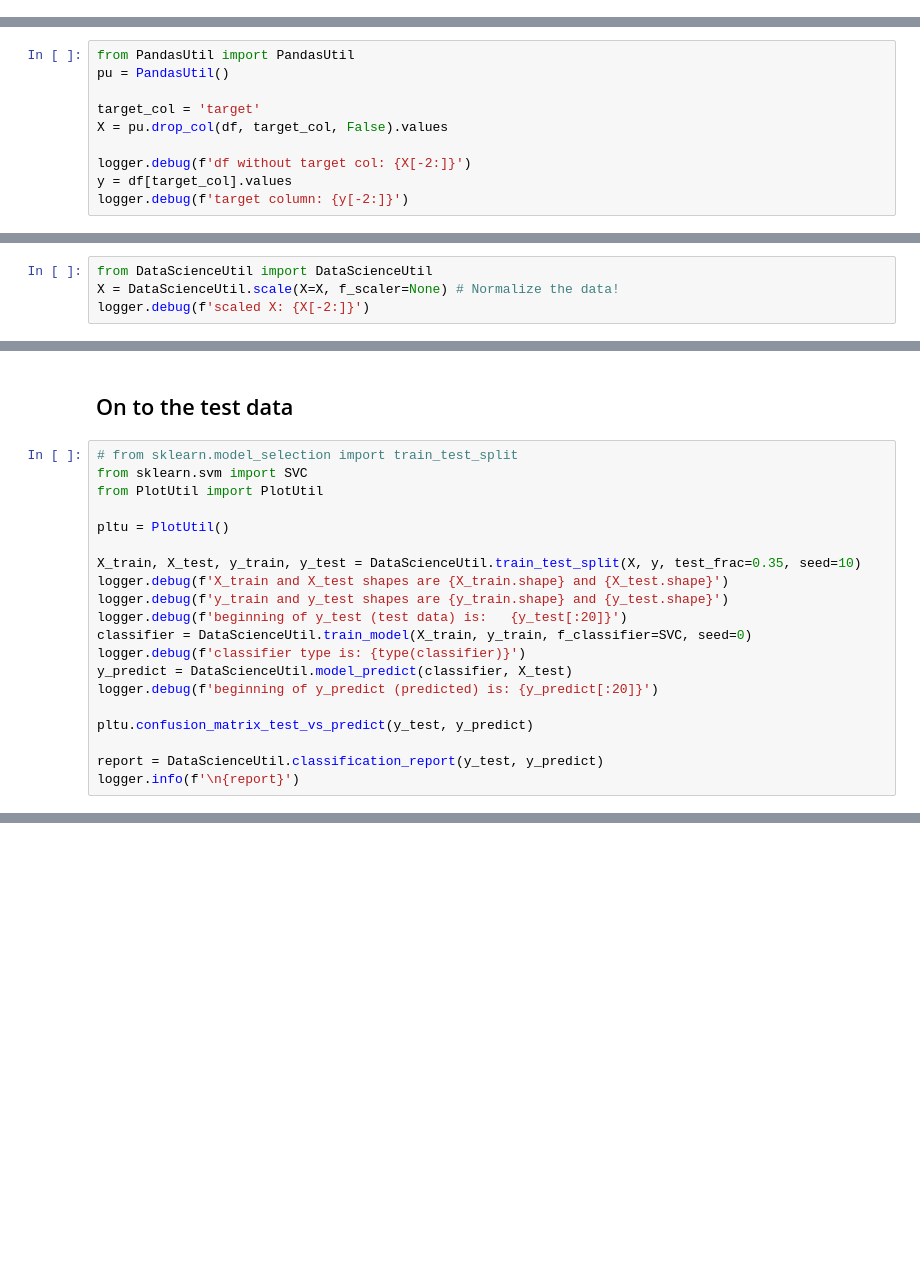
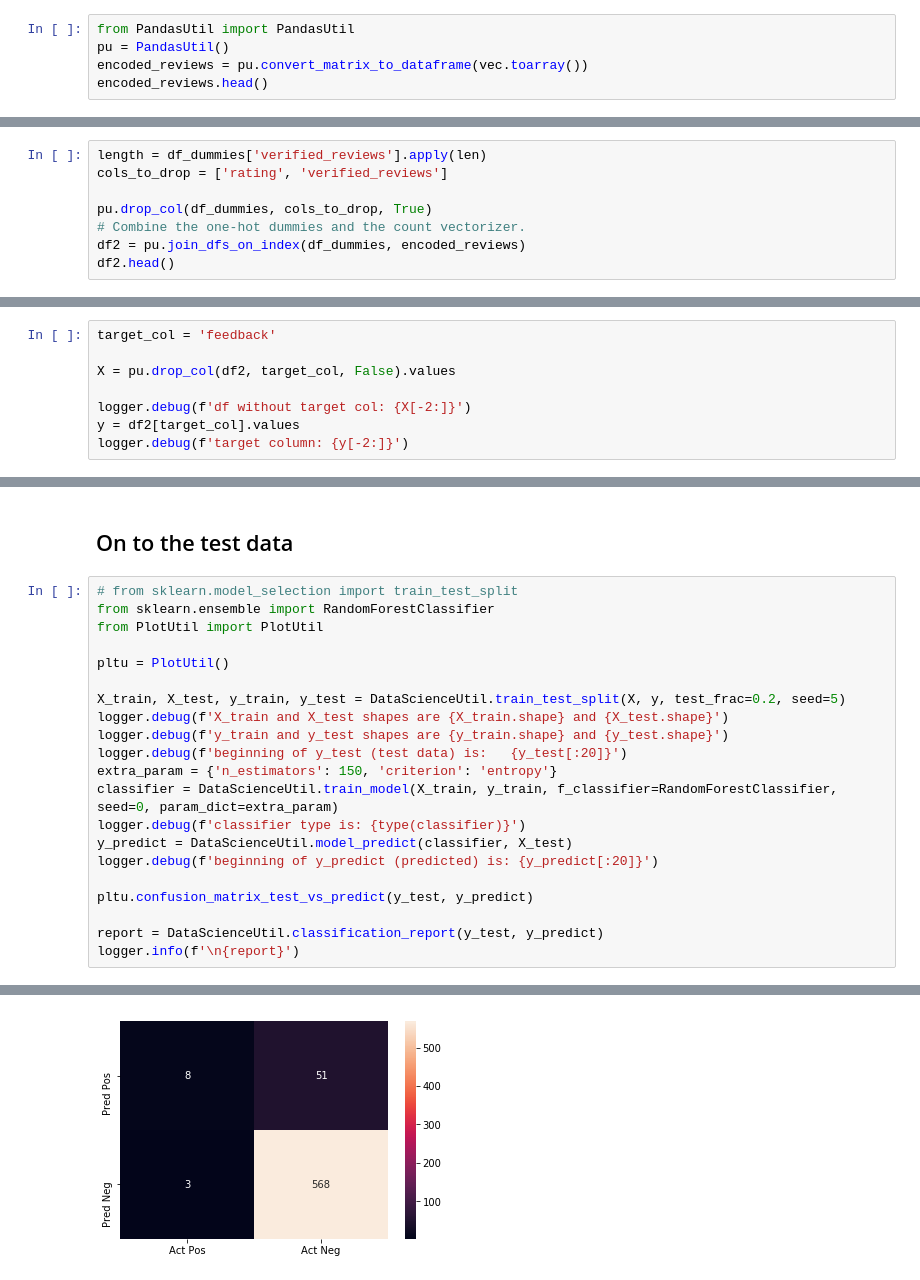
Before and after one commit to rajah9/DataScience, a Jupyter notebook: Amazon.ipynb, the cells around one changed output, grey strips where cells are left out. Cells and saved outputs as stored; diff of their text form; blank space fills up the shorter version.

```diff
--- a/Amazon.ipynb
+++ b/Amazon.ipynb
@@ -140,3 +184,8 @@ df_dummies.head()
 # %% [markdown]
 # Fit the data
 ## First, define X and y
+# %%
+from PandasUtil import PandasUtil
+pu = PandasUtil()
+encoded_reviews = pu.convert_matrix_to_dataframe(vec.toarray())
+encoded_reviews.head()
@@ -142,0 +200,8 @@ df_dummies.head()
+# %%
+length = df_dummies['verified_reviews'].apply(len)
+cols_to_drop = ['rating', 'verified_reviews']
+
+pu.drop_col(df_dummies, cols_to_drop, True)
+# Combine the one-hot dummies and the count vectorizer.
+df2 = pu.join_dfs_on_index(df_dummies, encoded_reviews)
+df2.head()
@@ -143,10 +216,8 @@ df_dummies.head()
 # %%
-from PandasUtil import PandasUtil
-pu = PandasUtil()
+target_col = 'feedback'
 
-target_col = 'target'
-X = pu.drop_col(df, target_col, False).values
+X = pu.drop_col(df2, target_col, False).values
 
 logger.debug(f'df without target col: {X[-2:]}')
-y = df[target_col].values
+y = df2[target_col].values
 logger.debug(f'target column: {y[-2:]}')
@@ -155,4 +227,0 @@ logger.debug(f'target column: {y[-2:]}')
-# %%
-from DataScienceUtil import DataScienceUtil
-X = DataScienceUtil.scale(X=X, f_scaler=None) # Normalize the data!
-logger.debug(f'scaled X: {X[-2:]}')
@@ -160,16 +239,17 @@ logger.debug(f'scaled X: {X[-2:]}')
 ## On to the test data
 # %%
 # from sklearn.model_selection import train_test_split
-from sklearn.svm import SVC
+from sklearn.ensemble import RandomForestClassifier
 from PlotUtil import PlotUtil
 
 pltu = PlotUtil()
 
-X_train, X_test, y_train, y_test = DataScienceUtil.train_test_split(X, y, test_frac=0.35, seed=10)
+X_train, X_test, y_train, y_test = DataScienceUtil.train_test_split(X, y, test_frac=0.2, seed=5)
 logger.debug(f'X_train and X_test shapes are {X_train.shape} and {X_test.shape}')
 logger.debug(f'y_train and y_test shapes are {y_train.shape} and {y_test.shape}')
 logger.debug(f'beginning of y_test (test data) is:   {y_test[:20]}')
-classifier = DataScienceUtil.train_model(X_train, y_train, f_classifier=SVC, seed=0)
+extra_param = {'n_estimators': 150, 'criterion': 'entropy'}
+classifier = DataScienceUtil.train_model(X_train, y_train, f_classifier=RandomForestClassifier, seed=0, param_dict=extra_param)
 logger.debug(f'classifier type is: {type(classifier)}')
 y_predict = DataScienceUtil.model_predict(classifier, X_test)
 logger.debug(f'beginning of y_predict (predicted) is: {y_predict[:20]}')
@@ -178,3 +258,4 @@ pltu.confusion_matrix_test_vs_predict(y_test, y_predict)
 
 report = DataScienceUtil.classification_report(y_test, y_predict)
 logger.info(f'\n{report}')
+# %% [output]
@@ -180,0 +281 @@ logger.info(f'\n{report}')
+[figure, added]
```
Also changed, not shown: parts of 18 cells of this notebook, 1 other file.
